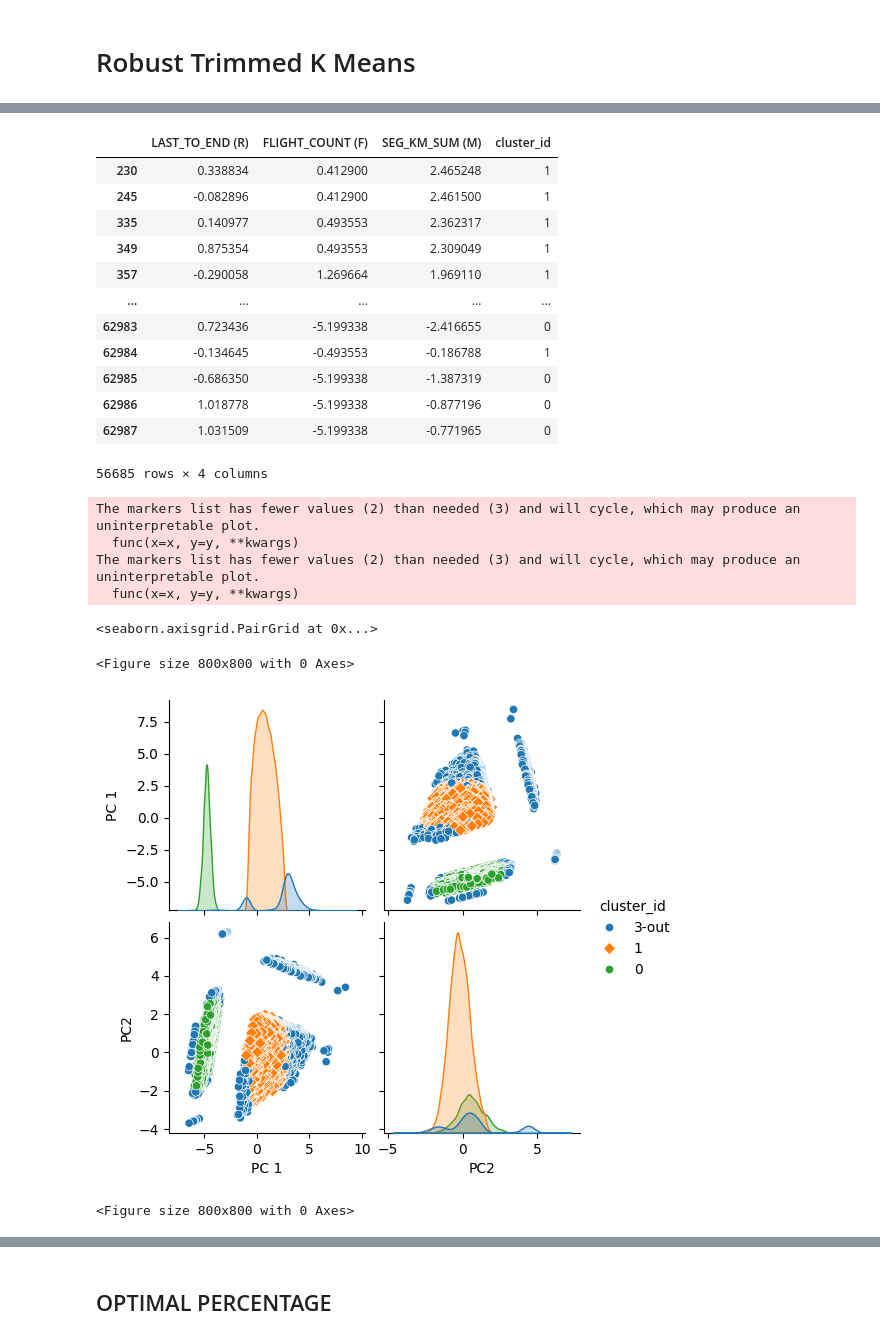
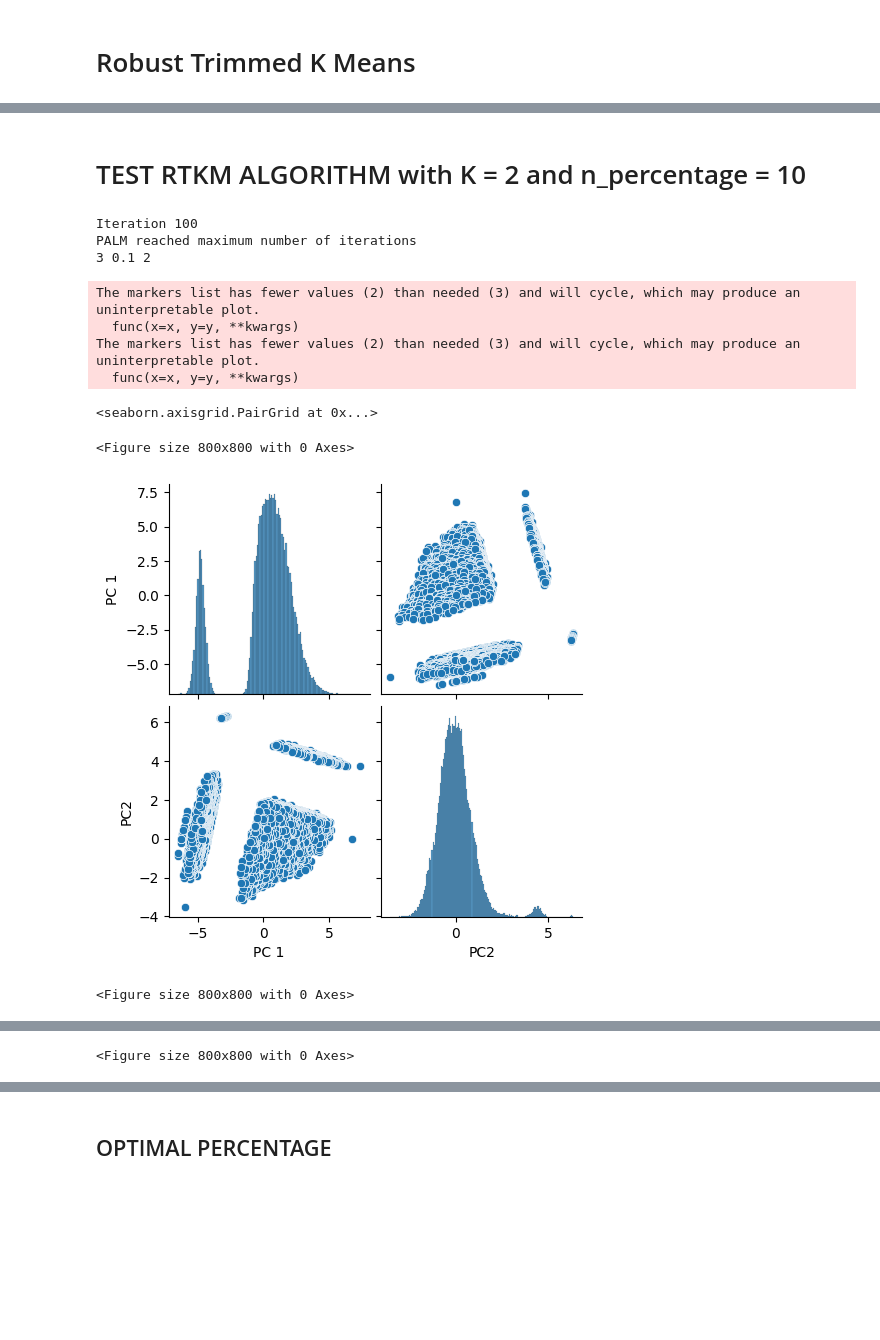
Before and after one commit to jptriciaestella/Skripsi-Kmeans-LTS, a Jupyter notebook: DATASET1/trimmed.ipynb, the cells around one changed output, grey strips where cells are left out. Cells and saved outputs as stored; diff of their text form; code cells hidden in the pictures; blank space fills up the shorter version.

```diff
--- a/DATASET1/trimmed.ipynb
+++ b/DATASET1/trimmed.ipynb
@@ -86,2 +9,7 @@ plt.show()
 # %%
+df = pd.read_csv("rfm_data.csv")
 df.rename(columns = {'LAST_TO_END':'LAST_TO_END (R)', 'FLIGHT_COUNT':'FLIGHT_COUNT (F)', 'SEG_KM_SUM':'SEG_KM_SUM (M)'}, inplace=True)
+
+quantile_trans = QuantileTransformer(n_quantiles=1000, output_distribution='normal')
+df_scaled = pd.DataFrame(quantile_trans.fit_transform(df), columns=df.columns)
+df_scaled
@@ -113,8 +29,0 @@ df.corr()
-# %%
-from sklearn.preprocessing import QuantileTransformer
-
-quantile_trans = QuantileTransformer(n_quantiles=1000, output_distribution='normal')
-df_scaled = quantile_trans.fit_transform(df)
-# %%
-df_scaled = pd.DataFrame(df_scaled, columns=df.columns)
-df_scaled
@@ -181,16 +30,2 @@ Column SEG_KM_SUM (M) outliers = 0.73
 # %% [markdown]
 # Robust Trimmed K Means
-# %%
-import sys
-sys.path.append("../RTKM")
-from RTKM import *
-from AccuracyMeasures import *
-from ClusteringMethods import *
-
-df_scaled_np = df_scaled.to_numpy()
-
-RTKM_data = RTKM(df_scaled_np.T)
-RTKM_data.perform_clustering(k=3, percent_outliers = 0.10, max_iter = 100, num_members = 2)
-
-#pred clusters return cluster id for data index, pred outliers return outlier index
-pred_clusters, pred_outliers = RTKM_data.return_clusters()
@@ -254,19 +31,0 @@ RTKM_result
-# %%
-# Use boolean indexing to filter out rows based on indices_to_remove
-RTKM_result_filtered = RTKM_result[~RTKM_result.index.isin(pred_outliers)]
-
-RTKM_result_filtered
-# %% [output]
-|  | LAST_TO_END (R) | FLIGHT_COUNT (F) | SEG_KM_SUM (M) | cluster_id |
-| 230 | 0.338834 | 0.412900 | 2.465248 | 1 |
-| 245 | -0.082896 | 0.412900 | 2.461500 | 1 |
-| 335 | 0.140977 | 0.493553 | 2.362317 | 1 |
-| 349 | 0.875354 | 0.493553 | 2.309049 | 1 |
-| 357 | -0.290058 | 1.269664 | 1.969110 | 1 |
-| ... | ... | ... | ... | ... |
-| 62983 | 0.723436 | -5.199338 | -2.416655 | 0 |
-| 62984 | -0.134645 | -0.493553 | -0.186788 | 1 |
-| 62985 | -0.686350 | -5.199338 | -1.387319 | 0 |
-| 62986 | 1.018778 | -5.199338 | -0.877196 | 0 |
-| 62987 | 1.031509 | -5.199338 | -0.771965 | 0 |
-56685 rows × 4 columns
@@ -273,30 +65,41 @@ RTKM_result_filtered
+# %% [markdown]
+# TEST RTKM ALGORITHM with K = 2 and n_percentage = 10
 # %%
+# TEST VISUALIZATION
 from sklearn.decomposition import PCA
 import seaborn as sns
+from sklearn.metrics import silhouette_score
 
+# PCA variable input
 pca = PCA(n_components=2)
 df_pca = pca.fit_transform(df_scaled)
+df_pca = pd.DataFrame(df_pca, columns=['PC 1', 'PC2'])
+plt.figure(figsize=(8,8))
+sns.pairplot(data=df_pca)
 
-df_pca = pd.DataFrame(df_pca, columns=['PC 1', 'PC2'])
+# GET inliers (RTKM_result_filtered) and optimal cluster (RTKM_result)
+RTKM_result_filtered, RTKM_result = generate_data_RTKM(df_scaled, 3, 0.10, 2)
 
 #PAIR PLOT with OUTLIERS
 df_pca['cluster_id'] = RTKM_result.loc[:, RTKM_result.columns.isin(['cluster_id'])]
 
 plt.figure(figsize=(8,8))
 sns.pairplot(data=df_pca, hue='cluster_id', markers=["o", "D"])
 
-
 #PAIR PLOT without OUTLIERS
 df_pca['cluster_id'] = RTKM_result_filtered.loc[:, RTKM_result_filtered.columns.isin(['cluster_id'])]
 
 plt.figure(figsize=(8,8))
 sns.pairplot(data=df_pca, hue='cluster_id', markers=["o", "D"])
 # %% [output]
-The markers list has fewer values (2) than needed (3) and will cycle, which may produce an uninterpretable plot.
-  func(x=x, y=y, **kwargs)
-The markers list has fewer values (2) than needed (3) and will cycle, which may produce an uninterpretable plot.
-  func(x=x, y=y, **kwargs)
+Iteration 100
+PALM reached maximum number of iterations
+3 0.1 2
-<seaborn.axisgrid.PairGrid at 0x...>
+The markers list has fewer values (2) than needed (3) and will cycle, which may produce an uninterpretable plot.
+  func(x=x, y=y, **kwargs)
+The markers list has fewer values (2) than needed (3) and will cycle, which may produce an uninterpretable plot.
+  func(x=x, y=y, **kwargs)
-<Figure size 800x800 with 0 Axes>
+<seaborn.axisgrid.PairGrid at 0x...>
+<Figure size 800x800 with 0 Axes>
-[figure, old version]
+[figure, new version]
-<Figure size 800x800 with 0 Axes>
+<Figure size 800x800 with 0 Axes>
@@ -303,0 +107 @@ The markers list has fewer values (2) than needed (3) and will cycle, which may
+<Figure size 800x800 with 0 Axes>
```
Also changed, not shown: parts of 36 cells of this notebook, 1 other file.
